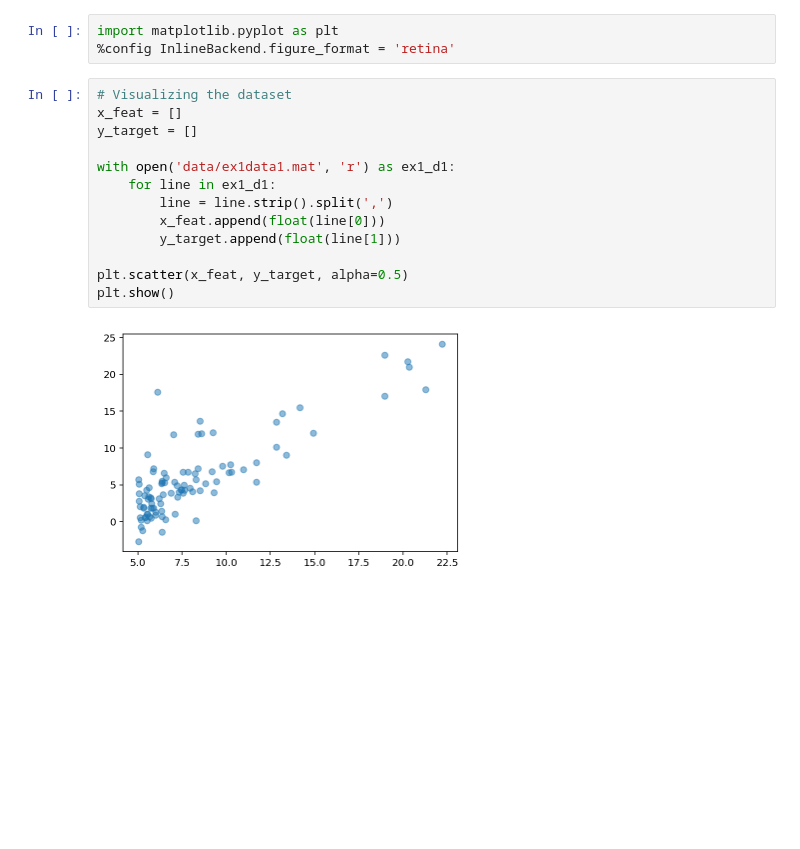
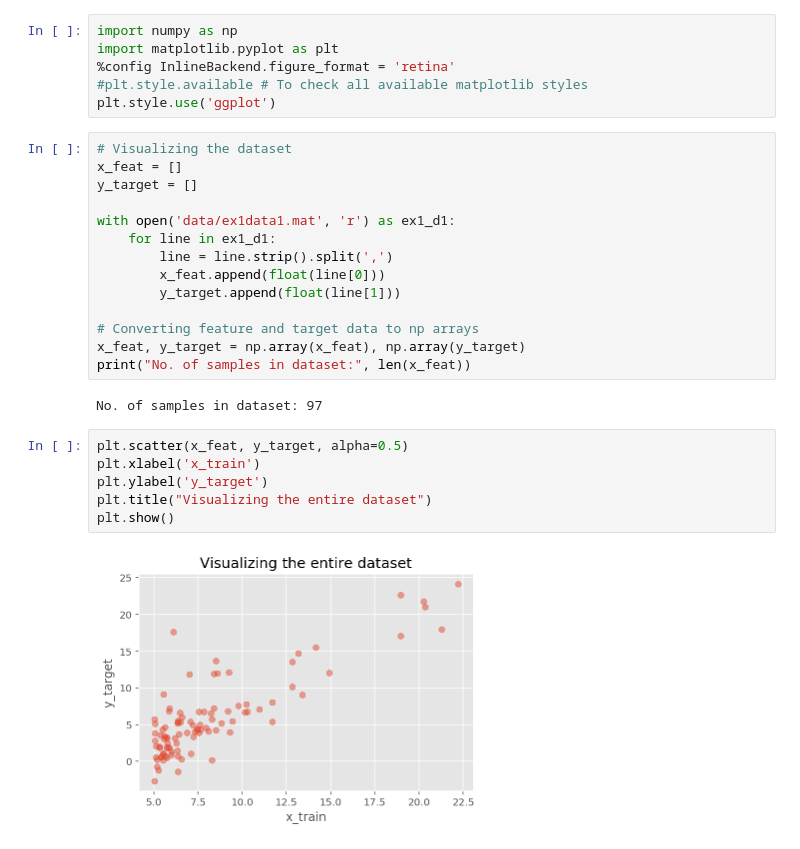
Before and after one commit to SamSamhuns/ml_linear_logistic_regression, a Jupyter notebook: linear_regression.ipynb, the cells around one changed output. Cells and saved outputs as stored; diff of their text form; blank space fills up the shorter version.

Commit message:
Implemented simple model Needs CHECK

```diff
--- a/linear_regression.ipynb
+++ b/linear_regression.ipynb
@@ -1,6 +5,9 @@
 # %%
+import numpy as np
 import matplotlib.pyplot as plt
 %config InlineBackend.figure_format = 'retina'
+#plt.style.available # To check all available matplotlib styles
+plt.style.use('ggplot')
 # %%
 # Visualizing the dataset
 x_feat = []
@@ -12,7 +19,16 @@ with open('data/ex1data1.mat', 'r') as ex1_d1:
         x_feat.append(float(line[0]))
         y_target.append(float(line[1]))
 
-plt.scatter(x_feat, y_target, alpha=0.5)
-plt.show()
+# Converting feature and target data to np arrays
+x_feat, y_target = np.array(x_feat), np.array(y_target)
+print("No. of samples in dataset:", len(x_feat))
 # %% [output]
-[figure, removed]
+No. of samples in dataset: 97
+# %%
+plt.scatter(x_feat, y_target, alpha=0.5)
+plt.xlabel('x_train')
+plt.ylabel('y_target')
+plt.title("Visualizing the entire dataset")
+plt.show()
+# %% [output]
+[figure, added]
```
Also changed, not shown: parts of 6 cells of this notebook.
